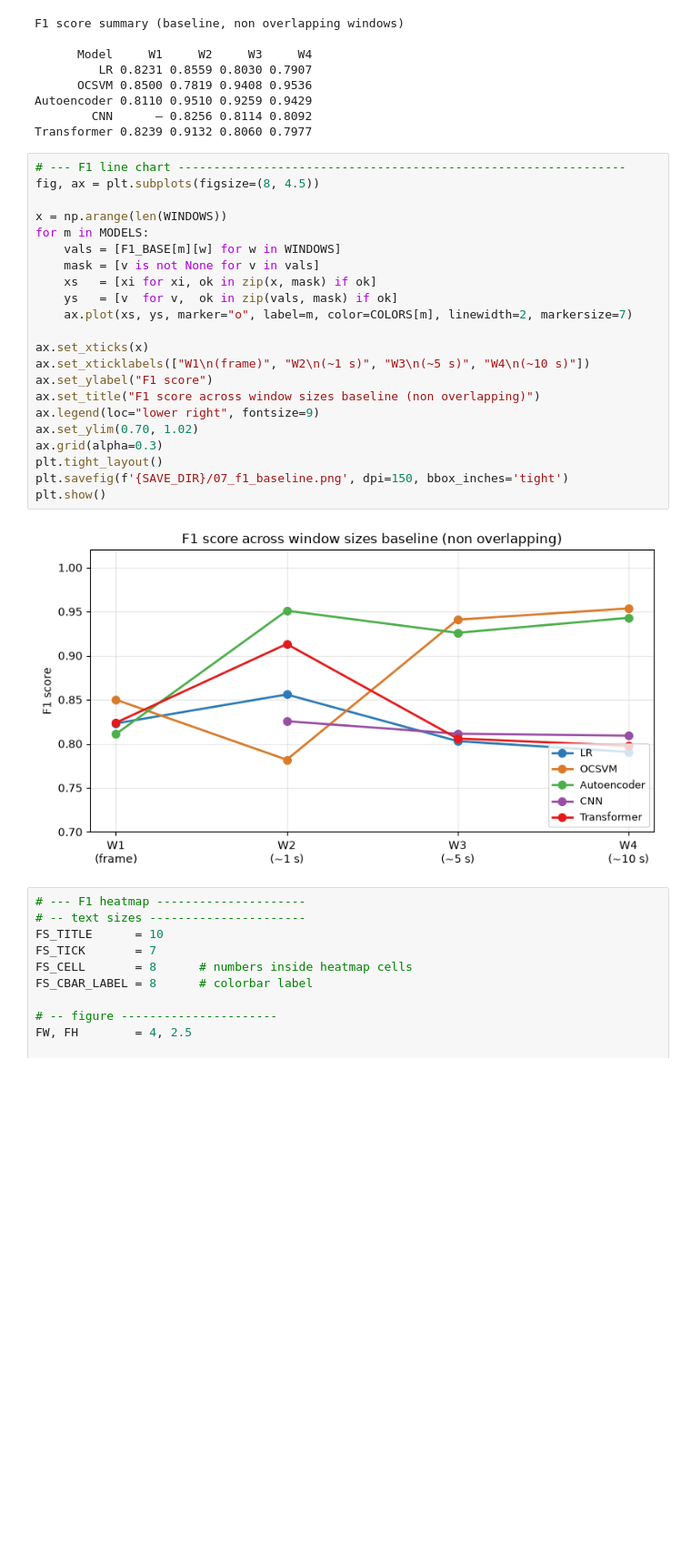
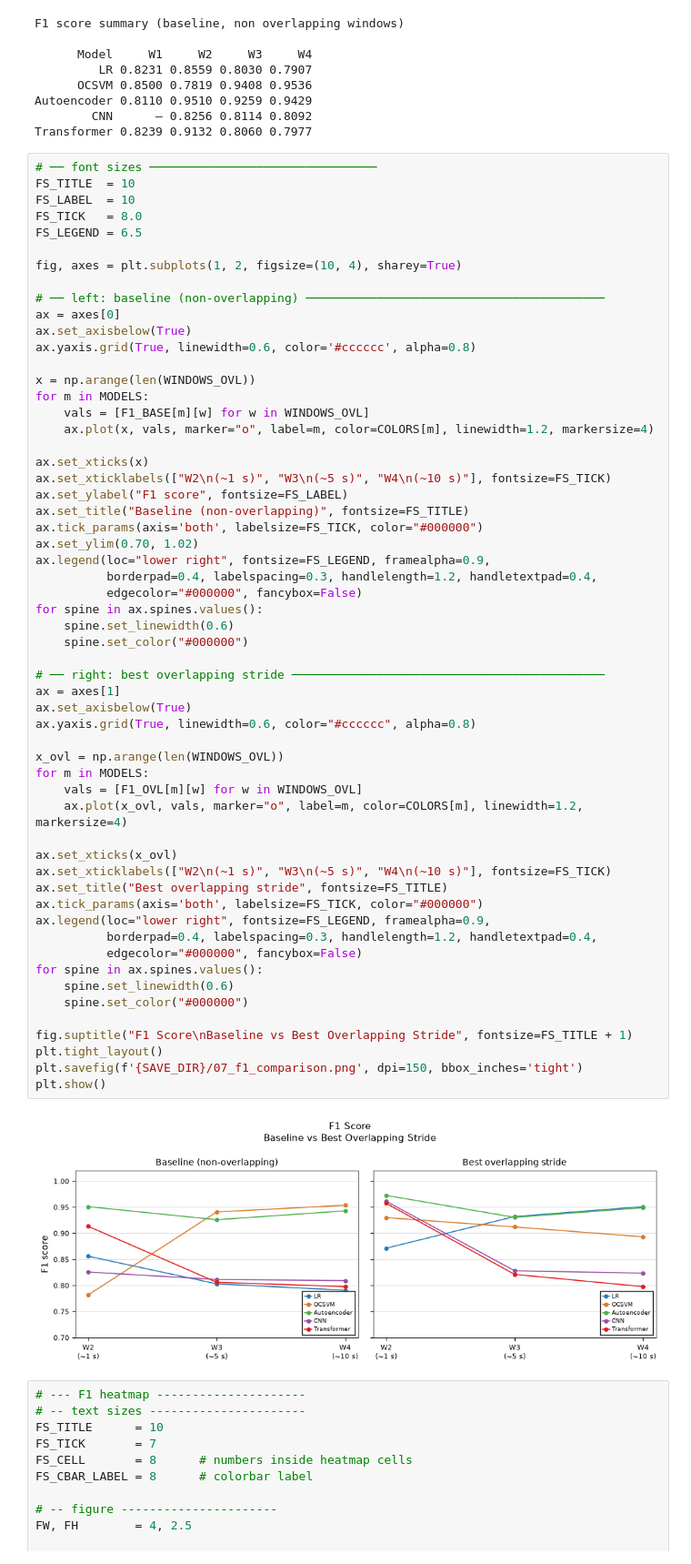
Before and after one commit to Nur2424/wifi-presence-detection, a Jupyter notebook: esp32/full-study-notebooks/07_final_results.ipynb, the cells around one changed output. Shown at 91% size. Drawn from its saved outputs; the diff is of its cells as text; blank space fills up the shorter version.

```diff
--- a/esp32/full-study-notebooks/07_final_results.ipynb
+++ b/esp32/full-study-notebooks/07_final_results.ipynb
@@ -106,29 +106,64 @@ Autoencoder 0.8110 0.9510 0.9259 0.9429
         CNN      — 0.8256 0.8114 0.8092
 Transformer 0.8239 0.9132 0.8060 0.7977
 # %%
-# --- F1 line chart ---------------------------------------------------------------
-fig, ax = plt.subplots(figsize=(8, 4.5))
+# ── font sizes ────────────────────────────────
+FS_TITLE  = 10
+FS_LABEL  = 10
+FS_TICK   = 8.0
+FS_LEGEND = 6.5
 
-x = np.arange(len(WINDOWS))
+fig, axes = plt.subplots(1, 2, figsize=(10, 4), sharey=True)
+
+# ── left: baseline (non-overlapping) ──────────────────────────────────────────
+ax = axes[0]
+ax.set_axisbelow(True)
+ax.yaxis.grid(True, linewidth=0.6, color='#cccccc', alpha=0.8)
+
+x = np.arange(len(WINDOWS_OVL))
 for m in MODELS:
-    vals = [F1_BASE[m][w] for w in WINDOWS]
-    mask = [v is not None for v in vals]
-    xs   = [xi for xi, ok in zip(x, mask) if ok]
-    ys   = [v  for v,  ok in zip(vals, mask) if ok]
-    ax.plot(xs, ys, marker="o", label=m, color=COLORS[m], linewidth=2, markersize=7)
+    vals = [F1_BASE[m][w] for w in WINDOWS_OVL]
+    ax.plot(x, vals, marker="o", label=m, color=COLORS[m], linewidth=1.2, markersize=4)
 
 ax.set_xticks(x)
-ax.set_xticklabels(["W1\n(frame)", "W2\n(~1 s)", "W3\n(~5 s)", "W4\n(~10 s)"])
-ax.set_ylabel("F1 score")
-ax.set_title("F1 score across window sizes baseline (non overlapping)")
-ax.legend(loc="lower right", fontsize=9)
+ax.set_xticklabels(["W2\n(~1 s)", "W3\n(~5 s)", "W4\n(~10 s)"], fontsize=FS_TICK)
+ax.set_ylabel("F1 score", fontsize=FS_LABEL)
+ax.set_title("Baseline (non-overlapping)", fontsize=FS_TITLE)
+ax.tick_params(axis='both', labelsize=FS_TICK, color="#000000")
 ax.set_ylim(0.70, 1.02)
-ax.grid(alpha=0.3)
+ax.legend(loc="lower right", fontsize=FS_LEGEND, framealpha=0.9,
+          borderpad=0.4, labelspacing=0.3, handlelength=1.2, handletextpad=0.4,
+          edgecolor="#000000", fancybox=False)
+for spine in ax.spines.values():
+    spine.set_linewidth(0.6)
+    spine.set_color("#000000")
+
+# ── right: best overlapping stride ────────────────────────────────────────────
+ax = axes[1]
+ax.set_axisbelow(True)
+ax.yaxis.grid(True, linewidth=0.6, color="#cccccc", alpha=0.8)
+
+x_ovl = np.arange(len(WINDOWS_OVL))
+for m in MODELS:
+    vals = [F1_OVL[m][w] for w in WINDOWS_OVL]
+    ax.plot(x_ovl, vals, marker="o", label=m, color=COLORS[m], linewidth=1.2, markersize=4)
+
+ax.set_xticks(x_ovl)
+ax.set_xticklabels(["W2\n(~1 s)", "W3\n(~5 s)", "W4\n(~10 s)"], fontsize=FS_TICK)
+ax.set_title("Best overlapping stride", fontsize=FS_TITLE)
+ax.tick_params(axis='both', labelsize=FS_TICK, color="#000000")
+ax.legend(loc="lower right", fontsize=FS_LEGEND, framealpha=0.9,
+          borderpad=0.4, labelspacing=0.3, handlelength=1.2, handletextpad=0.4,
+          edgecolor="#000000", fancybox=False)
+for spine in ax.spines.values():
+    spine.set_linewidth(0.6)
+    spine.set_color("#000000")
+
+fig.suptitle("F1 Score\nBaseline vs Best Overlapping Stride", fontsize=FS_TITLE + 1)
 plt.tight_layout()
-plt.savefig(f'{SAVE_DIR}/07_f1_baseline.png', dpi=150, bbox_inches='tight')
+plt.savefig(f'{SAVE_DIR}/07_f1_comparison.png', dpi=150, bbox_inches='tight')
 plt.show()
 # %% [output]
-[figure, old version]
+[figure, new version]
 # %%
 # --- F1 heatmap ---------------------
 # -- text sizes ----------------------
```
Also changed, not shown: 7 other files.
